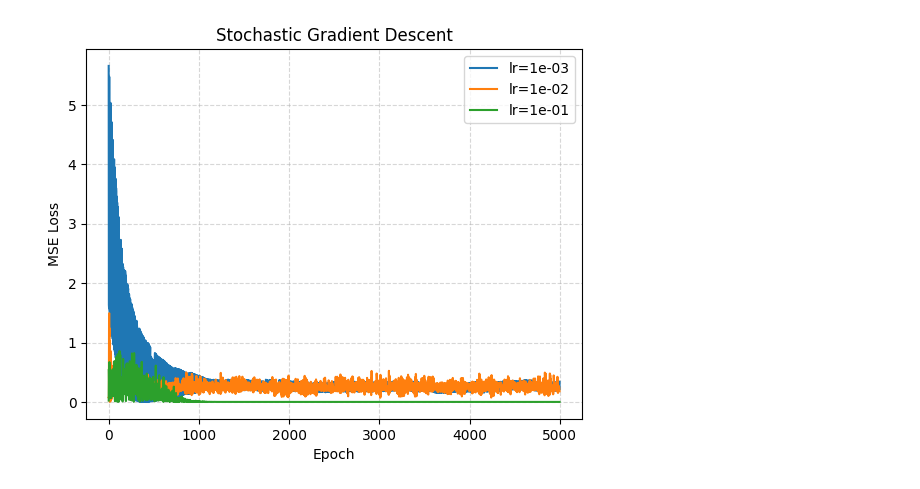
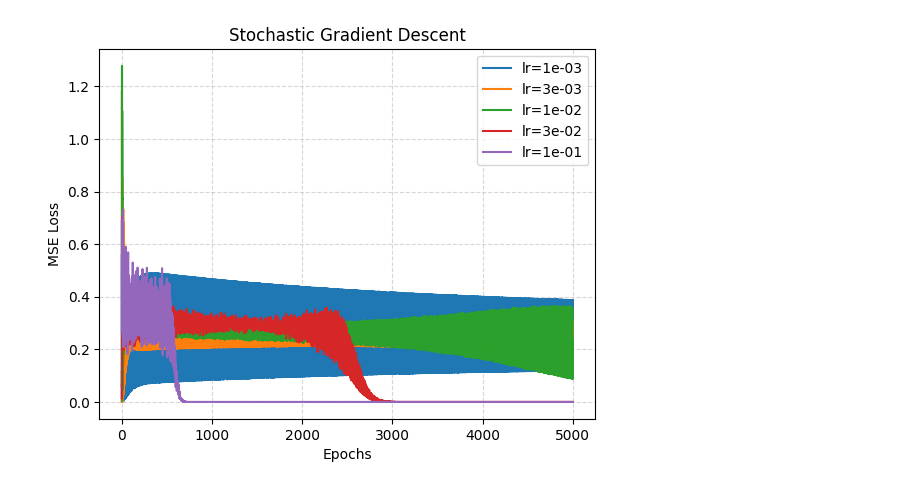
Before and after one commit to aperezwinter/deepLearning, a Jupyter notebook: uba_ceia/assignments/XOR_red_neuronal.ipynb, the cells around one changed output. Drawn from its saved outputs; the diff is of its cells as text; code cells hidden in the pictures.

```diff
--- a/uba_ceia/assignments/XOR_red_neuronal.ipynb
+++ b/uba_ceia/assignments/XOR_red_neuronal.ipynb
@@ -47,12 +73,19 @@ GD - lr =1.0e-01 - y_pred =[3.37292637e-08 9.99999985e-01 9.99999960e-01 1.53992
+# %%
+lr_list = np.logspace(-3, -1, 5)
+loss_values = []
+for lr in lr_list:
+    mlp.reset()
+    history = mlp.train_GD(X, y, loss=loss, epochs=epochs, lr=lr)
+    loss_values.append(history)
 # %%
-# Plot the loss curves for different learning rates
+epoch_list = np.arange(epochs)
 plt.figure()
 for i, lr in enumerate(lr_list):
-    plt.plot(losses_gd[i][0], losses_gd[i][1], label=f'lr={lr:.0e}')
-plt.xlabel('Epoch')
+    plt.plot(epoch_list, loss_values[i], label=f'lr={lr:.0e}')
+plt.xlabel('Epochs')
 plt.ylabel('MSE Loss')
+plt.grid(visible=True, linestyle='--', alpha=0.5)
 plt.legend(loc='best')
-plt.grid(visible=True, linestyle='--', alpha=0.5)
 plt.title('Gradient Descent')
 plt.show()
 # %% [output]
@@ -60,12 +96,10 @@ plt.show()
 # %%
-# Case A: SGD - lr = [1e-3, 1e-1]
-lr_list = np.logspace(-3, -1, 3)
-losses_sgd = []
+lr_list = np.logspace(-2, -1, 25)
+loss_values = []
 for lr in lr_list:
     mlp.reset()
-    sol = mlp.fit(X, y, loss=loss, optimizer='sgd', epochs=epochs, lr=lr)
-    losses_sgd.append(np.transpose(np.array(sol)))
-    # Print final prediction
-    y_pred = np.array([s.value for s in mlp.predict(X)])
-    print(f'SGD - lr ={lr:.1e} - y_pred ={y_pred}')
+    mlp.train_SGD(X, y, loss=loss, epochs=epochs, lr=lr, out=False)
+    loss_values.append(mlp._loss.value)
+    y_pred = [round(yp.value, 4) for yp in mlp.forward(X)]
+    print(f'lr={lr:.4g}\tloss={mlp._loss.value:.4f}\ty_pred={y_pred}')
 # %% [output]
@@ -75,13 +135,20 @@ SGD - lr =1.0e-01 - y_pred =[2.91600077e-13 1.00000000e+00 1.00000000e+00 7.8437
+# %%
+lr_list = np.logspace(-3, -1, 5)
+loss_values = []
+for lr in lr_list:
+    mlp.reset()
+    history = mlp.train_SGD(X, y, loss=loss, epochs=epochs, lr=lr)
+    loss_values.append(history)
 # %%
-# Plot the loss curves for different learning rates
+epoch_list = np.arange(epochs)
 plt.figure()
 for i, lr in enumerate(lr_list):
-    plt.plot(losses_sgd[i][0], losses_sgd[i][1], label=f'lr={lr:.0e}')
-plt.xlabel('Epoch')
+    plt.plot(epoch_list, loss_values[i], label=f'lr={lr:.0e}')
+plt.xlabel('Epochs')
 plt.ylabel('MSE Loss')
+plt.grid(visible=True, linestyle='--', alpha=0.5)
 plt.legend(loc='best')
-plt.grid(visible=True, linestyle='--', alpha=0.5)
 plt.title('Stochastic Gradient Descent')
 plt.show()
 # %% [output]
-[figure, old version]
+[figure, new version]
```
Also changed, not shown: parts of 8 cells of this notebook, 2 other files.
